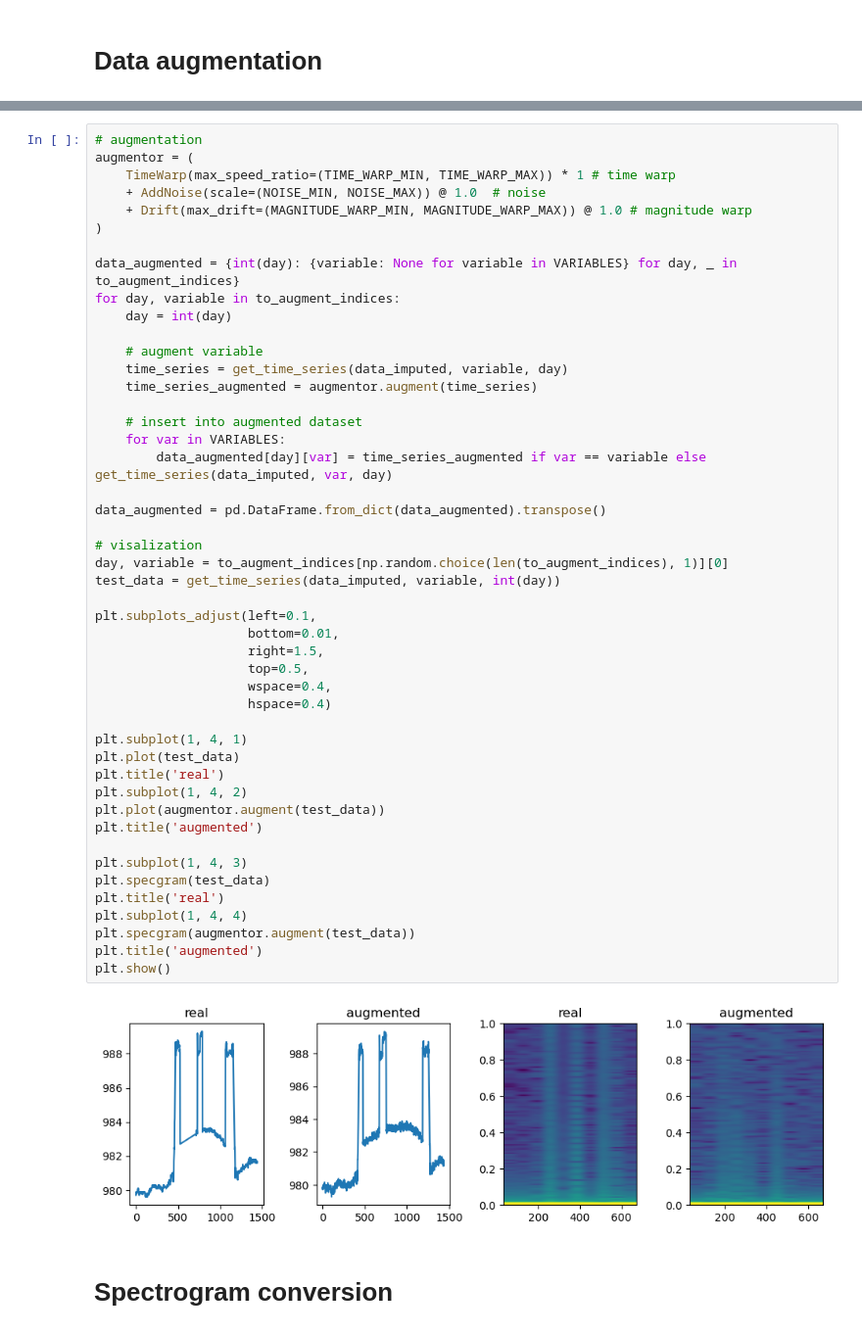
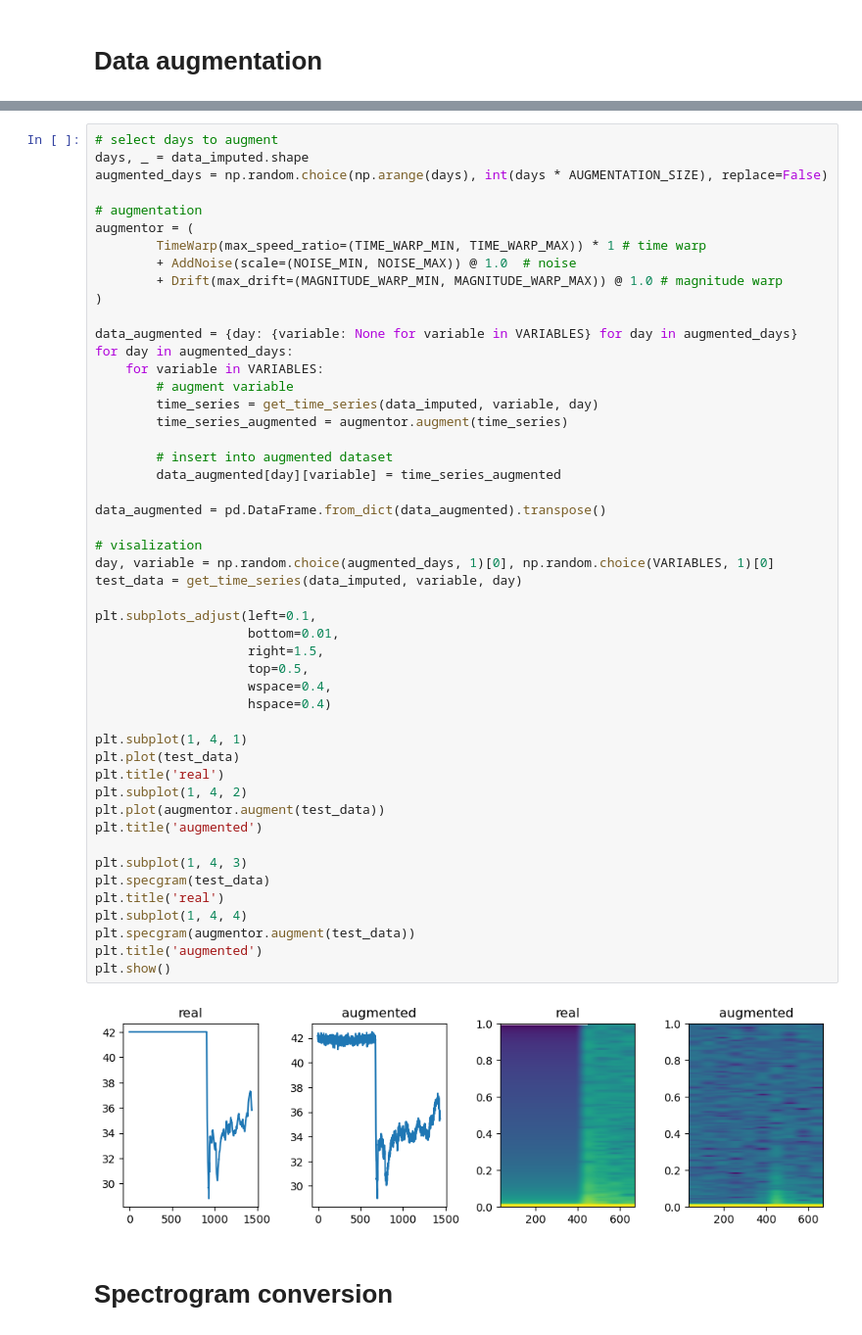
Before and after one commit to Yahnnosh/Sensor-Based-Modeling-of-Fatigue-Using-Transformer-Model, a Jupyter notebook: preproc_data.ipynb, the cells around one changed output, grey strips where cells are left out. Shown at 98% size. Drawn from its saved outputs; the diff is of its cells as text.

```diff
--- a/preproc_data.ipynb
+++ b/preproc_data.ipynb
@@ -398,52 +381,54 @@ to_augment_indices = datapoints_indices[np.random.choice(len(datapoints_indices)
 # %%
+# select days to augment
+days, _ = data_imputed.shape
+augmented_days = np.random.choice(np.arange(days), int(days * AUGMENTATION_SIZE), replace=False)
+
 # augmentation
 augmentor = (
-    TimeWarp(max_speed_ratio=(TIME_WARP_MIN, TIME_WARP_MAX)) * 1 # time warp
-    + AddNoise(scale=(NOISE_MIN, NOISE_MAX)) @ 1.0  # noise
-    + Drift(max_drift=(MAGNITUDE_WARP_MIN, MAGNITUDE_WARP_MAX)) @ 1.0 # magnitude warp
+        TimeWarp(max_speed_ratio=(TIME_WARP_MIN, TIME_WARP_MAX)) * 1 # time warp
+        + AddNoise(scale=(NOISE_MIN, NOISE_MAX)) @ 1.0  # noise
+        + Drift(max_drift=(MAGNITUDE_WARP_MIN, MAGNITUDE_WARP_MAX)) @ 1.0 # magnitude warp
 )
 
-data_augmented = {int(day): {variable: None for variable in VARIABLES} for day, _ in to_augment_indices}
-for day, variable in to_augment_indices:
-    day = int(day)
+data_augmented = {day: {variable: None for variable in VARIABLES} for day in augmented_days}
+for day in augmented_days:
+    for variable in VARIABLES:
+        # augment variable
+        time_series = get_time_series(data_imputed, variable, day)
+        time_series_augmented = augmentor.augment(time_series)
 
-    # augment variable
-    time_series = get_time_series(data_imputed, variable, day)
-    time_series_augmented = augmentor.augment(time_series)
-
-    # insert into augmented dataset
-    for var in VARIABLES:
-        data_augmented[day][var] = time_series_augmented if var == variable else get_time_series(data_imputed, var, day)
+        # insert into augmented dataset
+        data_augmented[day][variable] = time_series_augmented
 
 data_augmented = pd.DataFrame.from_dict(data_augmented).transpose()
 
 # visalization
-day, variable = to_augment_indices[np.random.choice(len(to_augment_indices), 1)][0]
-test_data = get_time_series(data_imputed, variable, int(day))
+day, variable = np.random.choice(augmented_days, 1)[0], np.random.choice(VARIABLES, 1)[0]
+test_data = get_time_series(data_imputed, variable, day)
 
 plt.subplots_adjust(left=0.1,
                     bottom=0.01,
                     right=1.5,
                     top=0.5,
                     wspace=0.4,
                     hspace=0.4)
 
 plt.subplot(1, 4, 1)
 plt.plot(test_data)
 plt.title('real')
 plt.subplot(1, 4, 2)
 plt.plot(augmentor.augment(test_data))
 plt.title('augmented')
 
 plt.subplot(1, 4, 3)
 plt.specgram(test_data)
 plt.title('real')
 plt.subplot(1, 4, 4)
 plt.specgram(augmentor.augment(test_data))
 plt.title('augmented')
 plt.show()
 # %% [output]
-[figure, old version]
+[figure, new version]
 # %% [markdown]
 # Spectrogram conversion
 # %%
```
Also changed, not shown: parts of 20 cells of this notebook, 7 other files.
